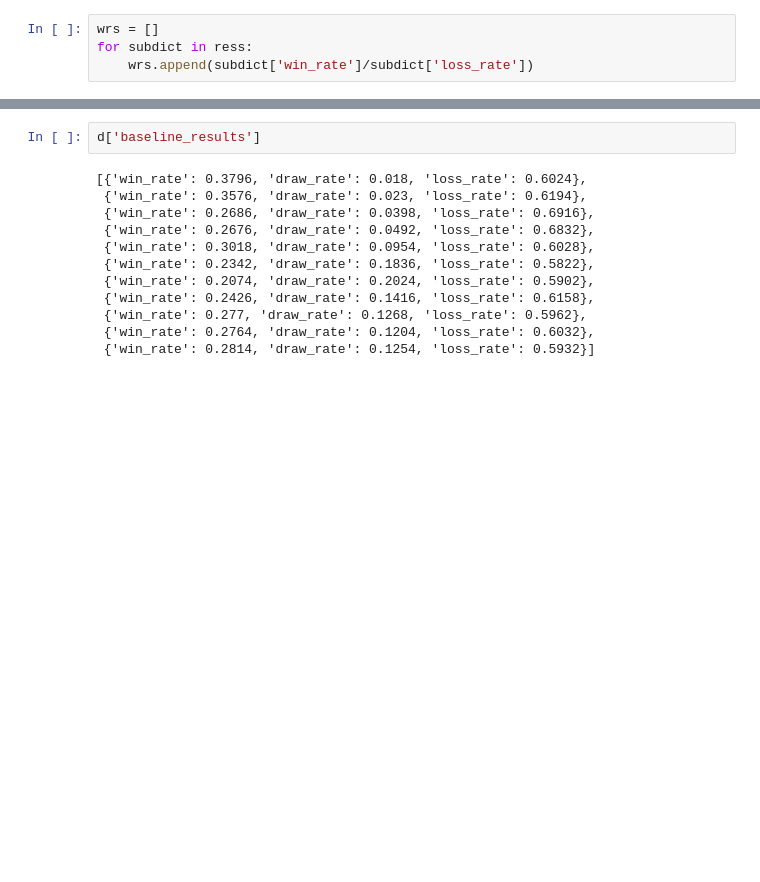
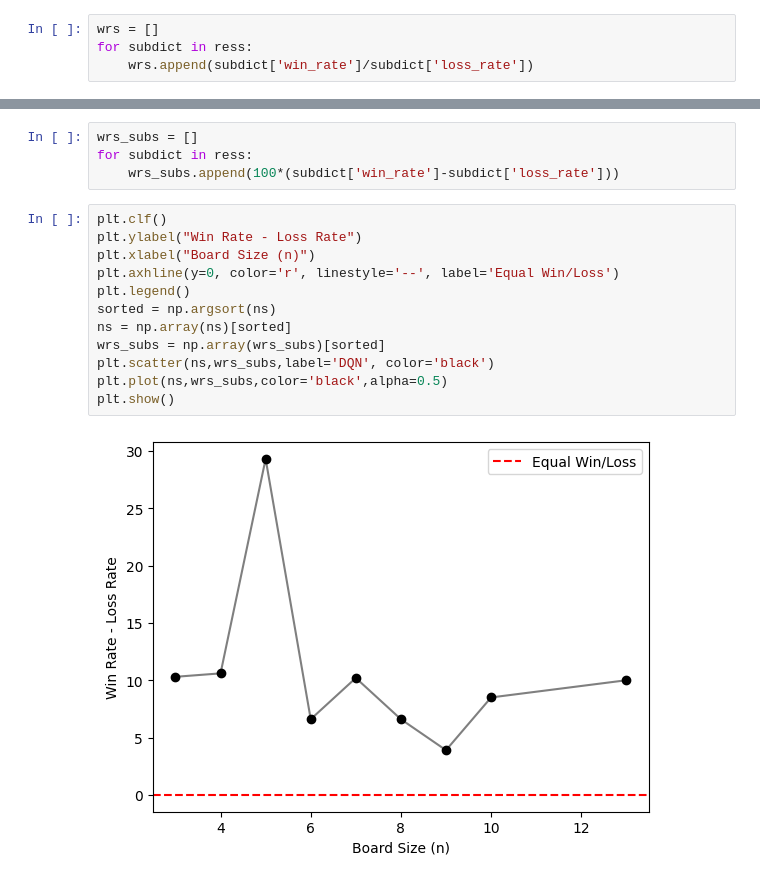
Before and after one commit to Mich8952/Tic_tac_tool, a Jupyter notebook: Evaluate/interactive_plots.ipynb, the cells around one changed output, grey strips where cells are left out. Cells and saved outputs as stored; diff of their text form; blank space fills up the shorter version.

```diff
--- a/Evaluate/interactive_plots.ipynb
+++ b/Evaluate/interactive_plots.ipynb
@@ -137,14 +163,18 @@ dict_keys(['baseline_results', 'random_results', 'iter_at_eval'])
-# %%
-d['baseline_results']
-# %% [output]
-[{'win_rate': 0.3796, 'draw_rate': 0.018, 'loss_rate': 0.6024},
- {'win_rate': 0.3576, 'draw_rate': 0.023, 'loss_rate': 0.6194},
- {'win_rate': 0.2686, 'draw_rate': 0.0398, 'loss_rate': 0.6916},
- {'win_rate': 0.2676, 'draw_rate': 0.0492, 'loss_rate': 0.6832},
- {'win_rate': 0.3018, 'draw_rate': 0.0954, 'loss_rate': 0.6028},
- {'win_rate': 0.2342, 'draw_rate': 0.1836, 'loss_rate': 0.5822},
- {'win_rate': 0.2074, 'draw_rate': 0.2024, 'loss_rate': 0.5902},
- {'win_rate': 0.2426, 'draw_rate': 0.1416, 'loss_rate': 0.6158},
- {'win_rate': 0.277, 'draw_rate': 0.1268, 'loss_rate': 0.5962},
- {'win_rate': 0.2764, 'draw_rate': 0.1204, 'loss_rate': 0.6032},
- {'win_rate': 0.2814, 'draw_rate': 0.1254, 'loss_rate': 0.5932}]
+# %%
+wrs_subs = []
+for subdict in ress:
+    wrs_subs.append(100*(subdict['win_rate']-subdict['loss_rate']))
+# %%
+plt.clf()
+plt.ylabel("Win Rate - Loss Rate")
+plt.xlabel("Board Size (n)")
+plt.axhline(y=0, color='r', linestyle='--', label='Equal Win/Loss')
+plt.legend()
+sorted = np.argsort(ns)
+ns = np.array(ns)[sorted]
+wrs_subs = np.array(wrs_subs)[sorted]
+plt.scatter(ns,wrs_subs,label='DQN', color='black')
+plt.plot(ns,wrs_subs,color='black',alpha=0.5)
+plt.show()
+# %% [output]
+[figure, added]
```
Also changed, not shown: parts of 31 cells of this notebook.
